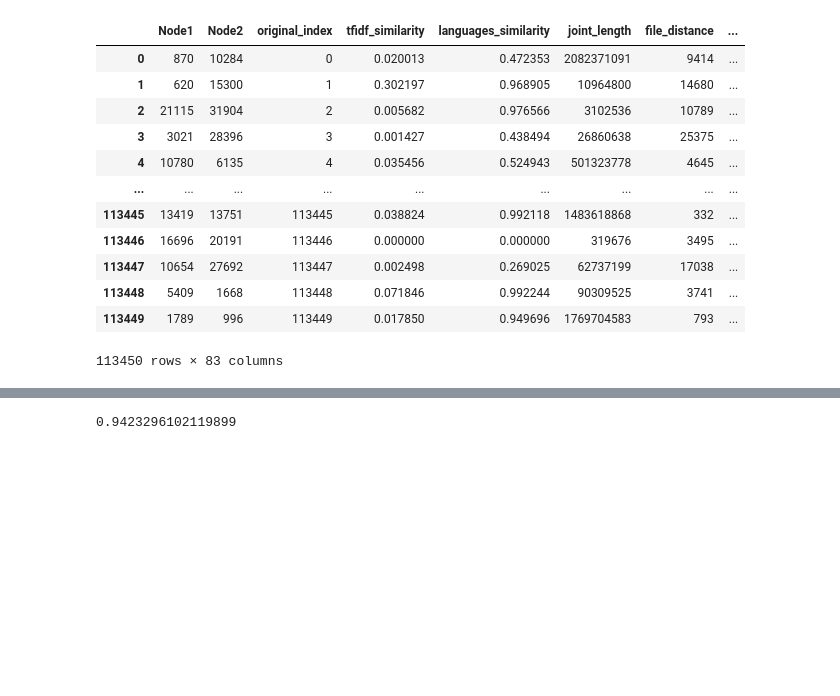
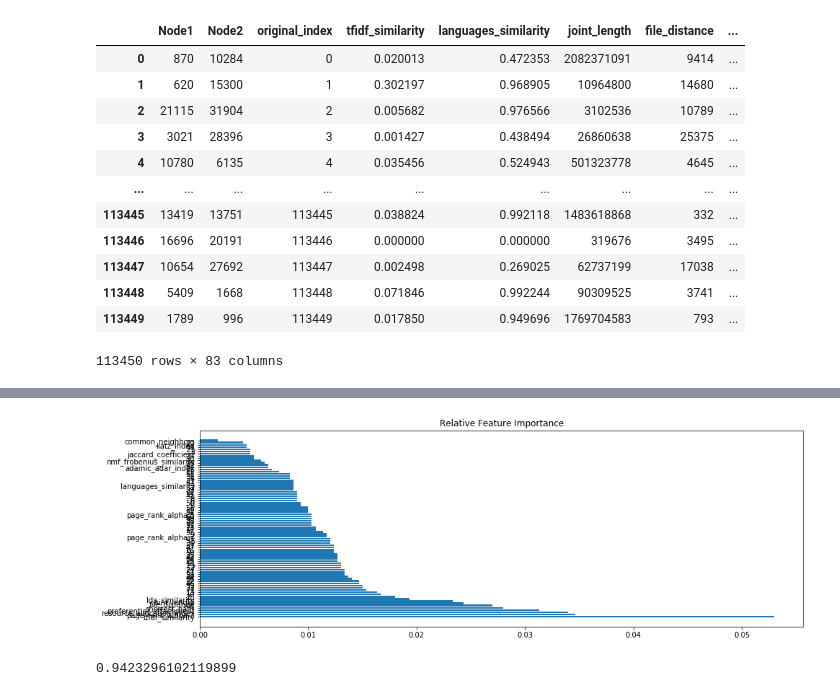
Before and after one commit to fv316/INF554, a Jupyter notebook: Kaggle/INF554_Node2Vec.ipynb, the cells around one changed output, grey strips where cells are left out. Saved outputs shown, nothing was run; the diff lists cells and outputs as text; code cells hidden in the pictures; blank space fills up the shorter version.

```diff
--- a/Kaggle/INF554_Node2Vec.ipynb
+++ b/Kaggle/INF554_Node2Vec.ipynb
@@ -257,3 +257,31 @@ print(f1_score(y_test, predictions))
+# %%
+features = pd.DataFrame()
+features['feature'] = X.columns
+features['importance'] = model_lgbm.feature_importances_
+features.sort_values(by=['importance'], ascending=False, inplace=True)
+features.set_index('feature', inplace=True)
+# %%
+importance = np.array(features.values.reshape(-1))
+importance = list(importance/importance.sum(axis=0,keepdims=1))
+
+bars = list(features.index.values)
+
+y_pos = np.arange(len(bars))
+
+fig, ax = plt.subplots(figsize=(15,5))
+
+# Create horizontal bars
+plt.barh(y_pos, importance)
+
+# Create names on the y-axis
+plt.yticks(y_pos, bars)
+# Add title
+plt.title("Relative Feature Importance")
+
+# Show graphic
+plt.show()
+# %% [output]
+[figure, added]
 # %%
 lgbm = lightgbm.LGBMClassifier()
 model_lgbm = lgbm.fit(X, y)
```
Also changed, not shown: parts of 14 cells of this notebook, 8 other files.
